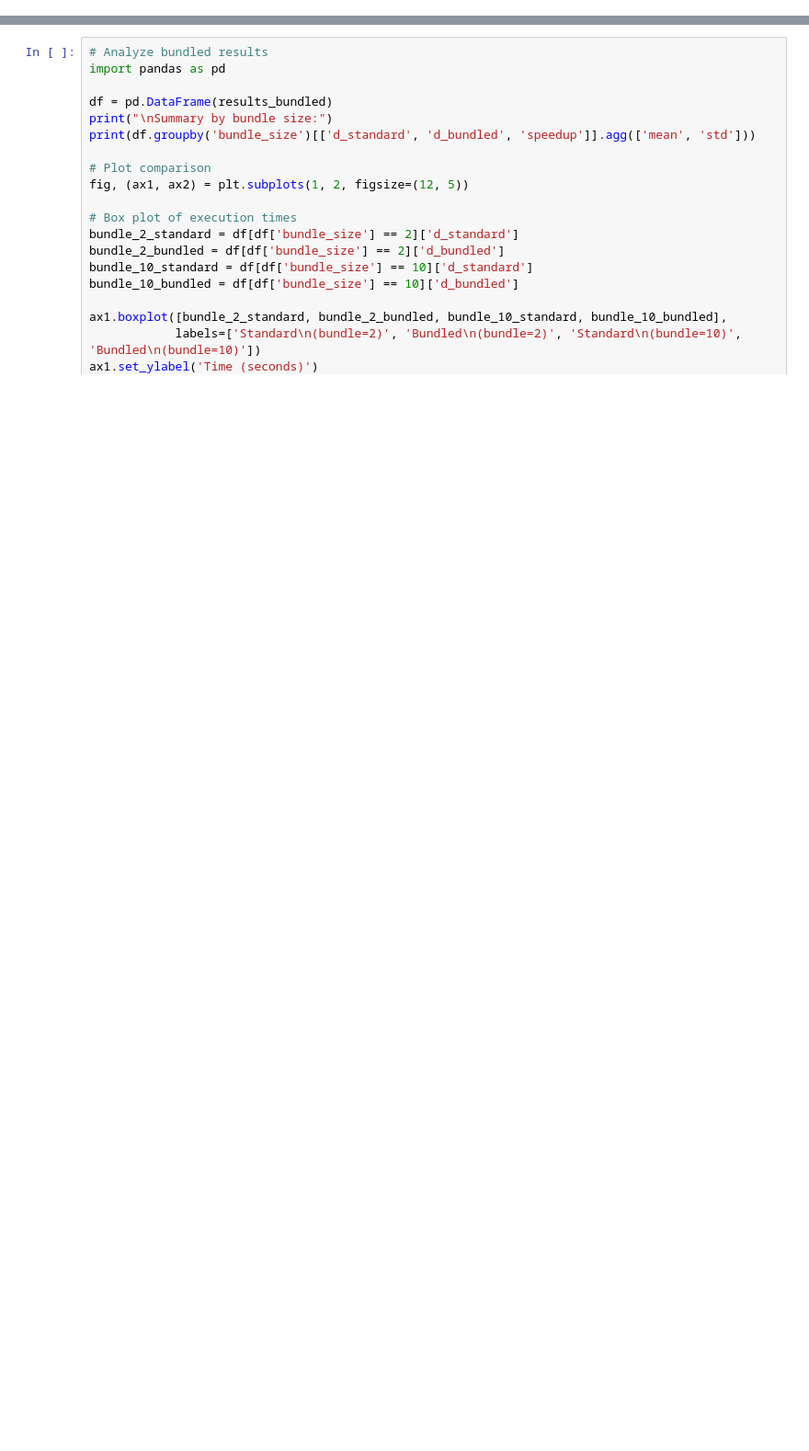
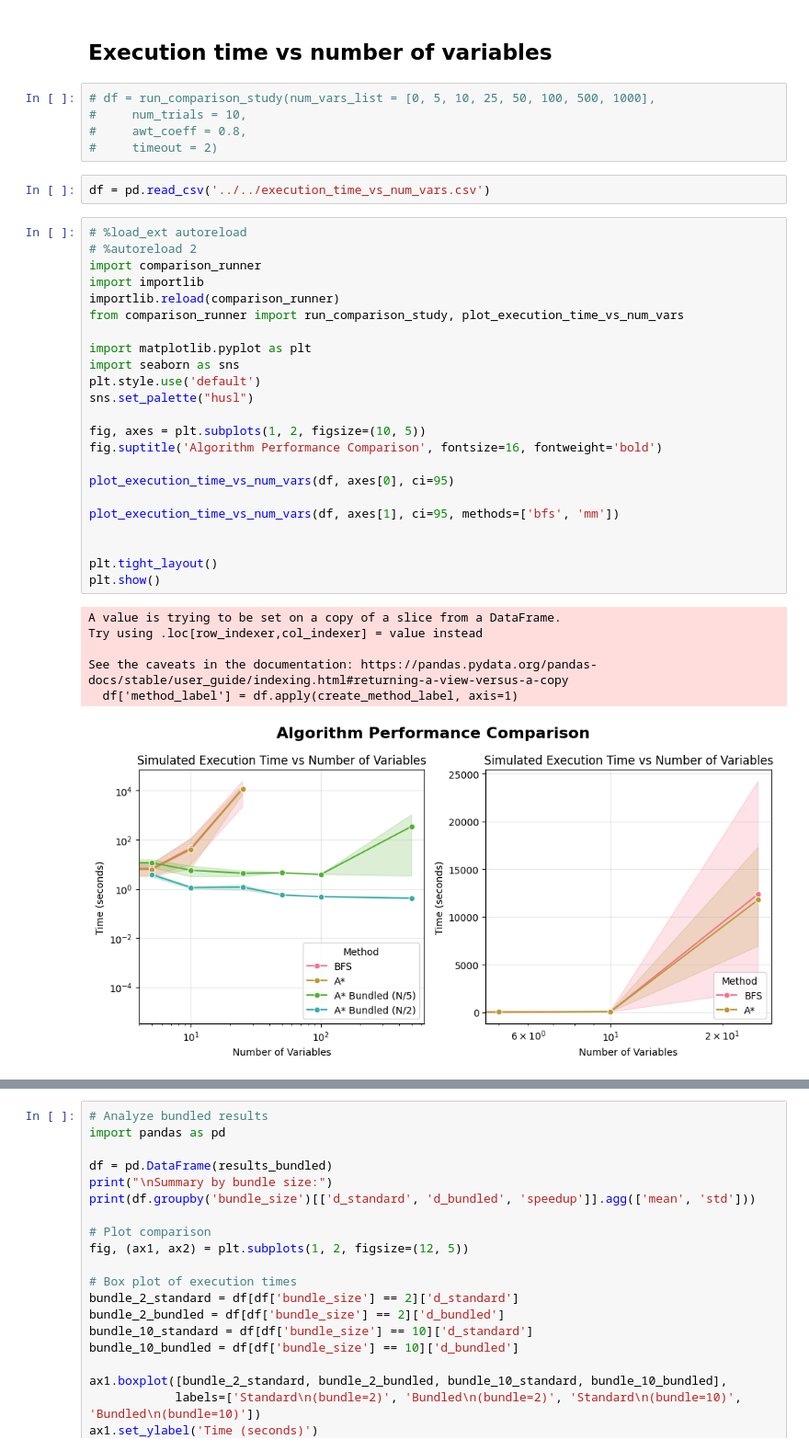
Before and after one commit to kavaryan/actual-causality, a Jupyter notebook: subprojects/metamorphic/search_formulation.ipynb, the cells around one changed output, grey strips where cells are left out. Shown: that part at 92% size. Drawn from its saved outputs; the diff is of its cells as text; blank space fills up the shorter version.

```diff
--- a/subprojects/metamorphic/search_formulation.ipynb
+++ b/subprojects/metamorphic/search_formulation.ipynb
@@ -17,0 +14,39 @@ from experiment import run_exp_individual, draw_hists
+# %% [markdown]
+## Execution time vs number of variables
+# %%
+# df = run_comparison_study(num_vars_list = [0, 5, 10, 25, 50, 100, 500, 1000],
+#     num_trials = 10,
+#     awt_coeff = 0.8,
+#     timeout = 2)
+# %%
+df = pd.read_csv('../../execution_time_vs_num_vars.csv')
+# %%
+# %load_ext autoreload
+# %autoreload 2
+import comparison_runner
+import importlib
+importlib.reload(comparison_runner)
+from comparison_runner import run_comparison_study, plot_execution_time_vs_num_vars
+
+import matplotlib.pyplot as plt
+import seaborn as sns
+plt.style.use('default')
+sns.set_palette("husl")
+
+fig, axes = plt.subplots(1, 2, figsize=(10, 5))
+fig.suptitle('Algorithm Performance Comparison', fontsize=16, fontweight='bold')
+
+plot_execution_time_vs_num_vars(df, axes[0], ci=95)
+
+plot_execution_time_vs_num_vars(df, axes[1], ci=95, methods=['bfs', 'mm'])
+
+
+plt.tight_layout()
+plt.show()
+# %% [output]
+A value is trying to be set on a copy of a slice from a DataFrame.
+Try using .loc[row_indexer,col_indexer] = value instead
+
+See the caveats in the documentation: https://pandas.pydata.org/pandas-docs/stable/user_guide/indexing.html#returning-a-view-versus-a-copy
+  df['method_label'] = df.apply(create_method_label, axis=1)
+[figure, added]
```
Also changed, not shown: parts of 14 cells of this notebook, 8 other files.
